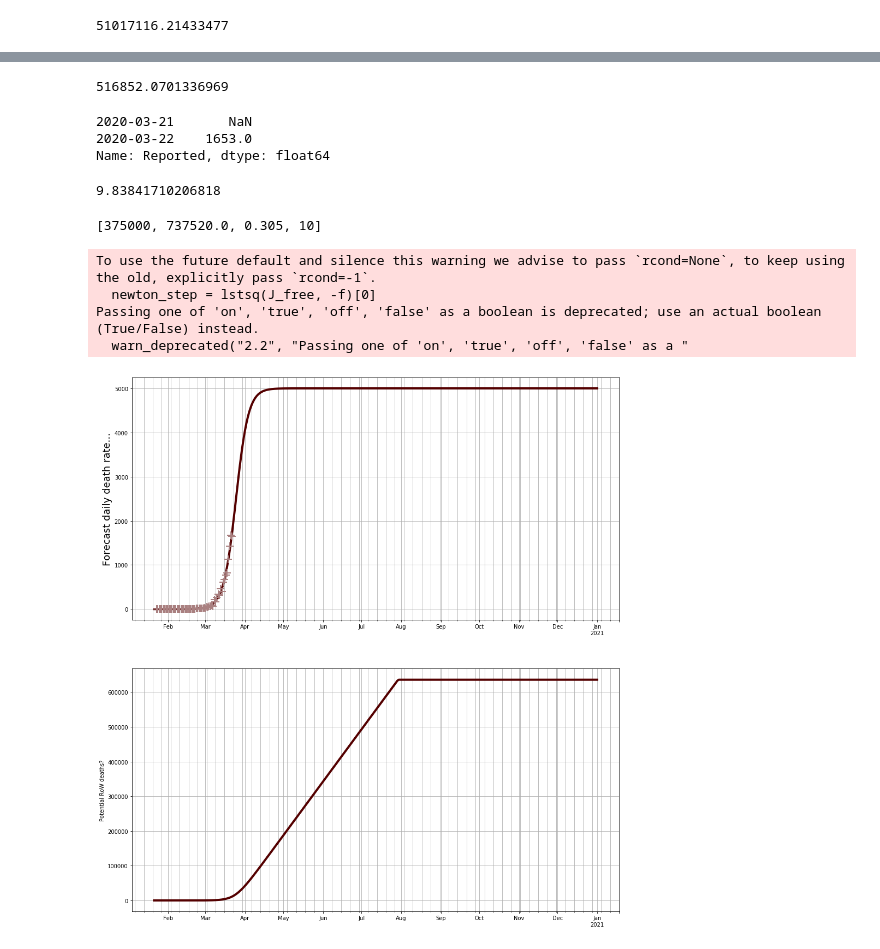
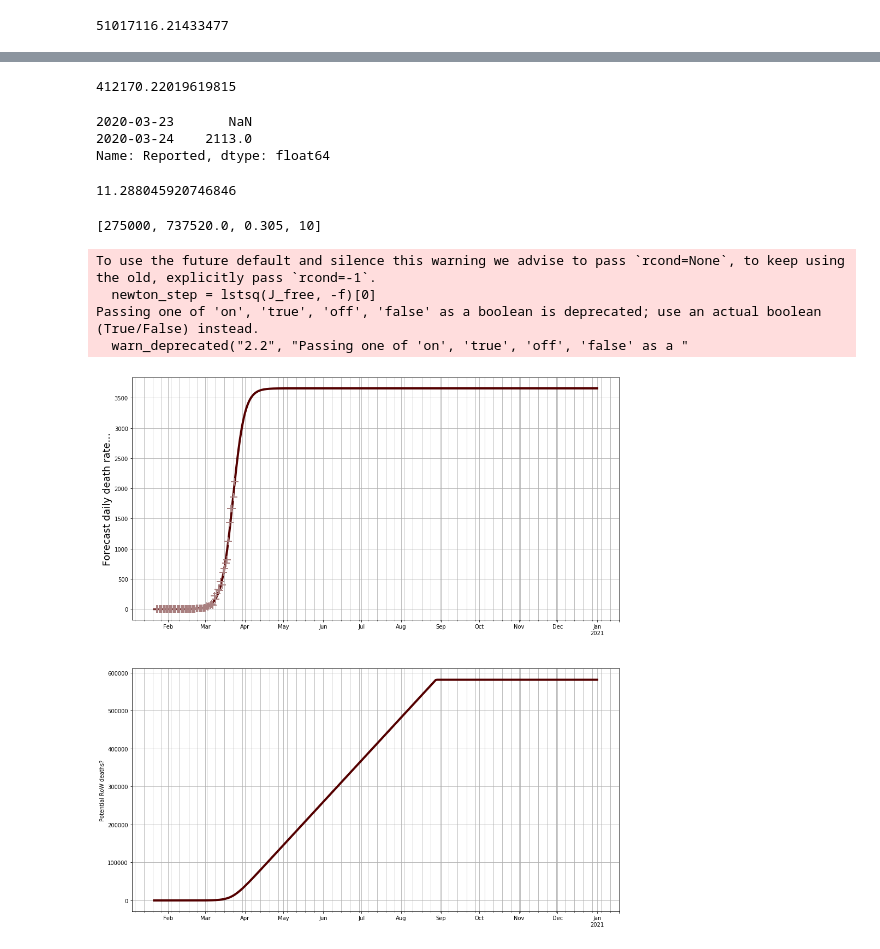
Before and after one commit to djhume/COVID-19, a Jupyter notebook: COVID-19.ipynb, the cells around one changed output, grey strips where cells are left out. Cells and saved outputs as stored; diff of their text form; code cells hidden in the pictures.

```diff
--- a/COVID-19.ipynb
+++ b/COVID-19.ipynb
@@ -57,7 +57,7 @@ colours()
 d_ts = pd.read_csv('csse_covid_19_data/csse_covid_19_time_series/time_series_19-covid-Deaths.csv', index_col=[0, 1, 2, 3], parse_dates=True)
 c_ts = pd.read_csv('csse_covid_19_data/csse_covid_19_time_series/time_series_19-covid-Confirmed.csv', index_col=[0, 1, 2, 3], parse_dates=True)
 r_ts = pd.read_csv('csse_covid_19_data/csse_covid_19_time_series/time_series_19-covid-Recovered.csv', index_col=[0, 1, 2, 3], parse_dates=True)
-
+d_ts = pd.read_csv('csse_covid_19_data/csse_covid_19_time_series/time_series_covid19_deaths_global.csv', index_col=[0, 1, 2, 3], parse_dates=True)
 # Convert columns to datetime objects
 d_ts.columns = pd.to_datetime(d_ts.columns)
 c_ts.columns = pd.to_datetime(c_ts.columns)
@@ -657,14 +657,14 @@ Passing one of 'on', 'true', 'off', 'false' as a boolean is deprecated; use an a
 # %%
 all_of_world
 # %% [output]
-516852.0701336969
+412170.22019619815
 # %%
 all_of_world = 1/0.08*fs.tail(1).values[0]
 # %%
 fs_r.dropna().tail(2).diff()
 # %% [output]
-2020-03-21       NaN
-2020-03-22    1653.0
+2020-03-23       NaN
+2020-03-24    2113.0
 Name: Reported, dtype: float64
 # %%
 fs_linear = fs.copy()
@@ -674,38 +674,38 @@ fs_linear[fs_linear>=lin_daily_rate]=fs_linear[fs_linear>=lin_daily_rate].cumsum
 # %%
 pop_pc
 # %% [output]
-9.83841710206818
+11.288045920746846
 # %%
 # what if we fit a sigmoid to the daily death rate... then intergrate this to cumulative deaths for RoW.
 # If we assume that many distributed sigmoids/normal death curves cancel each other out, we could get a prolonged
 # linear growth rate, or, constant death rate for some months until we reach the current forecast limit
 #(so far based on countries with over 100 deaths, or pop_pc % of world population)
 
 end_date = datetime(2021,1,1)
-fs_row_daily_rate = fit_sigmoid(RoW_D3.sum(axis=1).diff().dropna(), p0=[375000, date2num(datetime(2020,4,5)), 0.305, 10],
+fs_row_daily_rate = fit_sigmoid(RoW_D3.sum(axis=1).diff().dropna(), p0=[275000, date2num(datetime(2020,4,5)), 0.305, 10],
                                 end_date=datetime(2021,1,1))
 
 fig = plt.figure(1, figsize=[16,18])
 ax = fig.add_subplot(211)
 ax2 = fig.add_subplot(212)
 
 fs_row_daily_rate.Forecast.plot(ax=ax, lw=4, )
 fs_row_daily_rate.Reported.plot(ax=ax,marker="+", lw=0, ms=14, mew=2)
 
 ax.grid('on', which='both')
 ax.set_ylabel('Forecast daily death rate...', fontsize=18)
 ax2.set_ylabel('Potential RoW deaths?')
 fs_cumsum = fs_row_daily_rate.Forecast.cumsum()
 
 #assume max limit from above estimate
 fs_cumsum[fs_cumsum>all_of_world]=all_of_world
 fs_cumsum.plot(ax=ax2, lw=4, )
 
 grid('on', which='both')
 # %% [output]
-[375000, 737520.0, 0.305, 10]
+[275000, 737520.0, 0.305, 10]
 To use the future default and silence this warning we advise to pass `rcond=None`, to keep using the old, explicitly pass `rcond=-1`.
   newton_step = lstsq(J_free, -f)[0]
 Passing one of 'on', 'true', 'off', 'false' as a boolean is deprecated; use an actual boolean (True/False) instead.
   warn_deprecated("2.2", "Passing one of 'on', 'true', 'off', 'false' as a "
-[figure, old version]
+[figure, new version]
```
Also changed, not shown: parts of 28 cells of this notebook.
